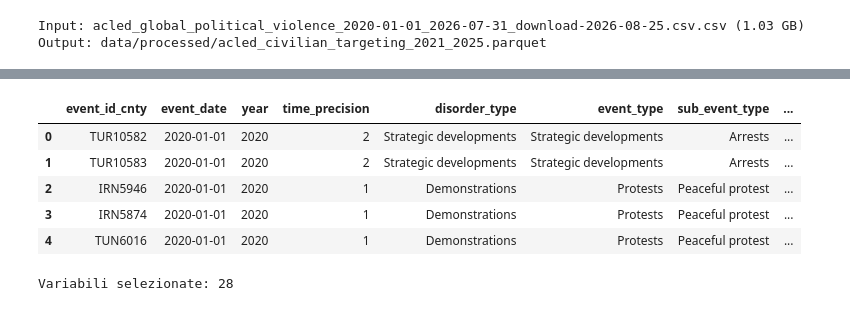
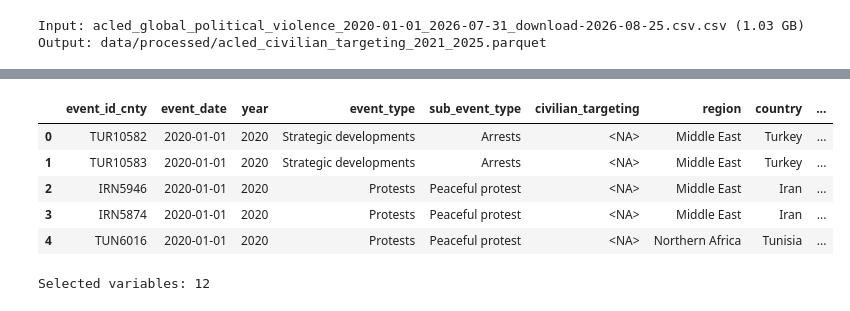
Before and after one commit to nikswh/datavisualization-project, a Jupyter notebook: 01_acled_data_cleaning.ipynb, the cells around one changed output, grey strips where cells are left out. Cells and saved outputs as stored; diff of their text form; code cells hidden in the pictures.

```diff
--- a/01_acled_data_cleaning.ipynb
+++ b/01_acled_data_cleaning.ipynb
@@ -21,9 +21,8 @@ import platform
 import numpy as np
 import pandas as pd
 import pyarrow
-import pycountry
 
-pd.set_option("display.max_columns", 100)
+pd.set_option("display.max_columns", 50)
 pd.set_option("display.max_colwidth", 120)
 
 print(f"Python: {platform.python_version()}")
@@ -67,23 +64,18 @@ Escludiamo `notes`, `tags` e il testo completo delle fonti dal dataset analitico
 # %%
 USECOLS = [
-    "event_id_cnty", "event_date", "year", "time_precision",
-    "disorder_type", "event_type", "sub_event_type",
-    "actor1", "assoc_actor_1", "inter1",
-    "actor2", "assoc_actor_2", "inter2", "interaction",
-    "civilian_targeting", "iso", "region", "country",
-    "admin1", "admin2", "admin3", "location",
-    "latitude", "longitude", "geo_precision",
-    "source_scale", "fatalities", "timestamp",
+    "event_id_cnty", "event_date", "year", "event_type", "sub_event_type",
+    "civilian_targeting", "region", "country", "latitude", "longitude",
+    "fatalities", "timestamp",
 ]
 
 preview = pd.read_csv(RAW_CSV, nrows=5, usecols=USECOLS, dtype="string")
 display(preview)
-print(f"Variabili selezionate: {len(USECOLS)}")
+print(f"Selected variables: {len(USECOLS)}")
 # %% [output]
-|  | event_id_cnty | event_date | year | time_precision | disorder_type | event_type | sub_event_type | ... |
-| 0 | TUR10582 | 2020-01-01 | 2020 | 2 | Strategic developments | Strategic developments | Arrests | ... |
-| 1 | TUR10583 | 2020-01-01 | 2020 | 2 | Strategic developments | Strategic developments | Arrests | ... |
-| 2 | IRN5946 | 2020-01-01 | 2020 | 1 | Demonstrations | Protests | Peaceful protest | ... |
-| 3 | IRN5874 | 2020-01-01 | 2020 | 1 | Demonstrations | Protests | Peaceful protest | ... |
-| 4 | TUN6016 | 2020-01-01 | 2020 | 1 | Demonstrations | Protests | Peaceful protest | ... |
+|  | event_id_cnty | event_date | year | event_type | sub_event_type | civilian_targeting | region | country | ... |
+| 0 | TUR10582 | 2020-01-01 | 2020 | Strategic developments | Arrests | <NA> | Middle East | Turkey | ... |
+| 1 | TUR10583 | 2020-01-01 | 2020 | Strategic developments | Arrests | <NA> | Middle East | Turkey | ... |
+| 2 | IRN5946 | 2020-01-01 | 2020 | Protests | Peaceful protest | <NA> | Middle East | Iran | ... |
+| 3 | IRN5874 | 2020-01-01 | 2020 | Protests | Peaceful protest | <NA> | Middle East | Iran | ... |
+| 4 | TUN6016 | 2020-01-01 | 2020 | Protests | Peaceful protest | <NA> | Northern Africa | Tunisia | ... |
-Variabili selezionate: 28
+Selected variables: 12
```
Also changed, not shown: parts of 27 cells of this notebook, 6 other files.
